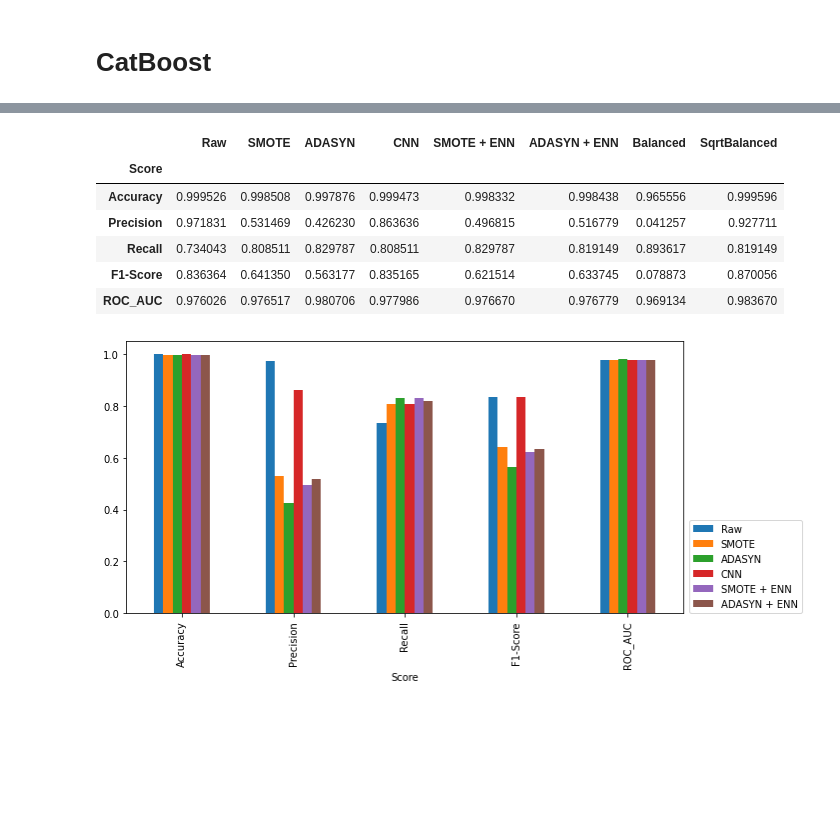
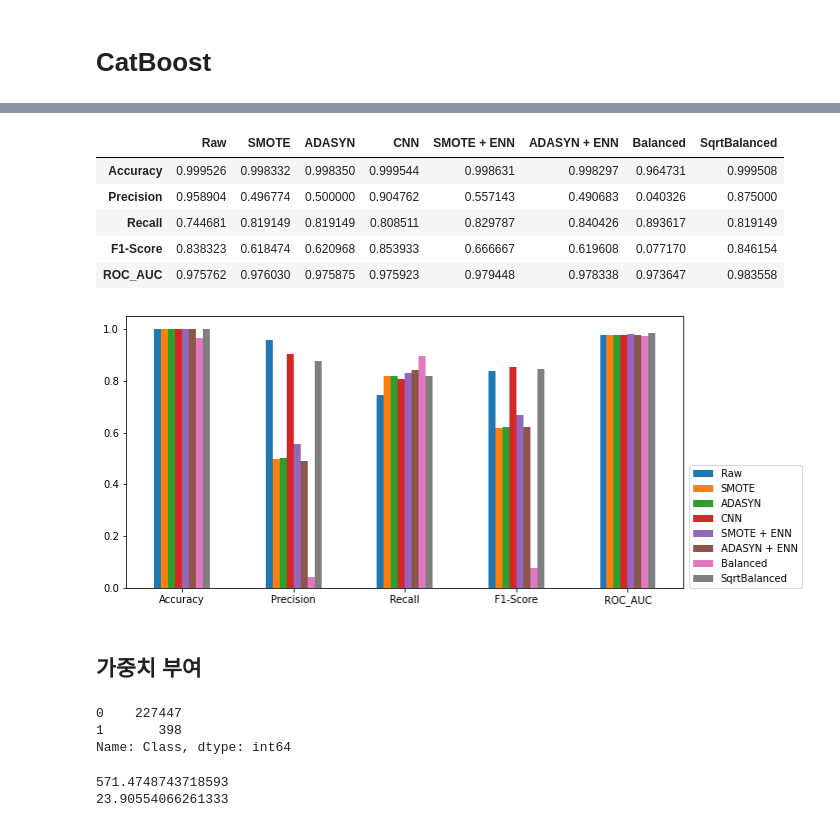
Before and after one commit to EnaJeong/kdigital-imbalanced-data-classification, a Jupyter notebook: Classification_CatBoost.ipynb, the cells around one changed output, grey strips where cells are left out. Cells and saved outputs as stored; diff of their text form; code cells hidden in the pictures; blank space fills up the shorter version.

Commit message:
Update Classification_CatBoost.ipynb
- 가중치를 직접 조절하는 코드 추가

```diff
--- a/Classification_CatBoost.ipynb
+++ b/Classification_CatBoost.ipynb
@@ -114,7 +114,6 @@ def evaluate_model(clf, x_test, y_test):
     return accuracy, precision, recall, fl, roc_auc
 # %%
 clfs, results = {}, {}
-accuracies, precisions, recalls, f1_scores, roc_aucs = {}, {}, {}, {}, {}
 
 for key, X in X_samples.items():
     y = y_samples[key]
@@ -123,7 +122,7 @@ for key, X in X_samples.items():
     print(key)
     show_data_info(y)
 
-    clf = CatBoostClassifier(learning_rate=0.1, eval_metric='F1', early_stopping_rounds=100, verbose=False)
+    clf = CatBoostClassifier(eval_metric='F1', early_stopping_rounds=100, verbose=False)
     clf.fit(X, y, eval_set=(X_test, y_test))
 
     print(f'CatBoost {key}')
@@ -151,20 +150 @@ ROC AUC : 0.9767788114019925
 ================================================================================
-# %%
-class_weights = ['Balanced', 'SqrtBalanced']
-
-for class_weight in class_weights:
-    X, y = X_samples['Raw'], y_samples['Raw']
-
-    print('=' * 80)
-    print('Raw')
-    show_data_info(y)
-
-    clf = CatBoostClassifier(learning_rate=0.1, eval_metric='F1', auto_class_weights=class_weight,
-                             early_stopping_rounds=100, verbose=False)
-    clf.fit(X, y, eval_set=(X_test, y_test))
-
-    print(f'CatBoost {class_weight}')
-    result = evaluate_model(clf, X_test, y_test)
-
-    clfs[class_weight] = clf
-    results[class_weight] = result
@@ -188,0 +151,19 @@ ROC AUC : 0.9836697226425062
+# %%
+class_weights = ['Balanced', 'SqrtBalanced']
+
+for class_weight in class_weights:
+    X, y = X_samples['Raw'], y_samples['Raw']
+
+    print('=' * 80)
+    print('Raw')
+    show_data_info(y)
+
+    clf = CatBoostClassifier(eval_metric='F1', auto_class_weights=class_weight,
+                             early_stopping_rounds=100, verbose=False)
+    clf.fit(X, y, eval_set=(X_test, y_test))
+
+    print(f'CatBoost {class_weight}')
+    result = evaluate_model(clf, X_test, y_test)
+
+    clfs[class_weight] = clf
+    results[class_weight] = result
@@ -190,19 +189,32 @@ ROC AUC : 0.9836697226425062
 cols = ['Accuracy', 'Precision', 'Recall', 'F1-Score', 'ROC_AUC']
 
 evaluation = pd.DataFrame(results, index=cols)
-evaluation.index.set_names('Score', inplace=True)
 evaluation
 # %% [output]
 |  | Raw | SMOTE | ADASYN | CNN | SMOTE + ENN | ADASYN + ENN | Balanced | SqrtBalanced |
-| Score |  |  |  |  |  |  |  |  |
-| Accuracy | 0.999526 | 0.998508 | 0.997876 | 0.999473 | 0.998332 | 0.998438 | 0.965556 | 0.999596 |
-| Precision | 0.971831 | 0.531469 | 0.426230 | 0.863636 | 0.496815 | 0.516779 | 0.041257 | 0.927711 |
-| Recall | 0.734043 | 0.808511 | 0.829787 | 0.808511 | 0.829787 | 0.819149 | 0.893617 | 0.819149 |
-| F1-Score | 0.836364 | 0.641350 | 0.563177 | 0.835165 | 0.621514 | 0.633745 | 0.078873 | 0.870056 |
-| ROC_AUC | 0.976026 | 0.976517 | 0.980706 | 0.977986 | 0.976670 | 0.976779 | 0.969134 | 0.983670 |
+| Accuracy | 0.999526 | 0.998332 | 0.998350 | 0.999544 | 0.998631 | 0.998297 | 0.964731 | 0.999508 |
+| Precision | 0.958904 | 0.496774 | 0.500000 | 0.904762 | 0.557143 | 0.490683 | 0.040326 | 0.875000 |
+| Recall | 0.744681 | 0.819149 | 0.819149 | 0.808511 | 0.829787 | 0.840426 | 0.893617 | 0.819149 |
+| F1-Score | 0.838323 | 0.618474 | 0.620968 | 0.853933 | 0.666667 | 0.619608 | 0.077170 | 0.846154 |
+| ROC_AUC | 0.975762 | 0.976030 | 0.975875 | 0.975923 | 0.979448 | 0.978338 | 0.973647 | 0.983558 |
 # %%
-evaluation.plot(y=X_samples.keys(), kind="bar", figsize=(10, 5))
+evaluation.plot(kind="bar", figsize=(10, 5), rot=0)
 plt.legend(loc=(1.01, 0.))
 plt.show()
 # %% [output]
-[figure, old version]
+[figure, new version]
+# %% [markdown]
+## 가중치 부여
+# %%
+counts = y_samples['Raw'].value_counts()
+counts
+# %% [output]
+0    227447
+1       398
+Name: Class, dtype: int64
+# %%
+print(counts[0] / counts[1])
+print(np.sqrt(counts[0] / counts[1]))
+# %% [output]
+571.4748743718593
+23.90554066261333
```
Also changed, not shown: parts of 8 cells of this notebook.
